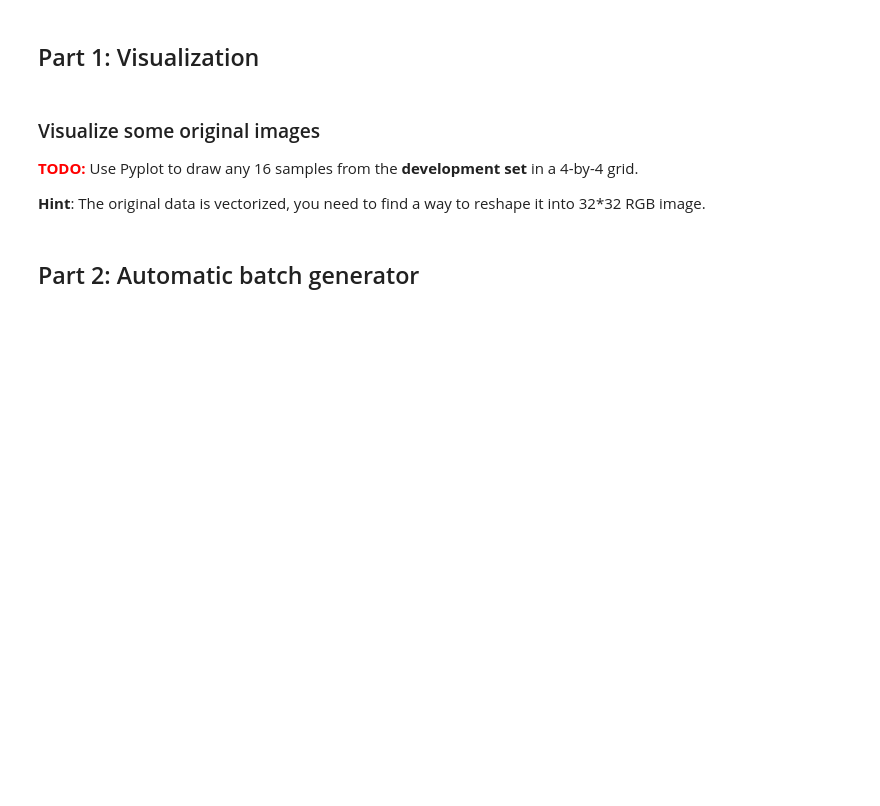
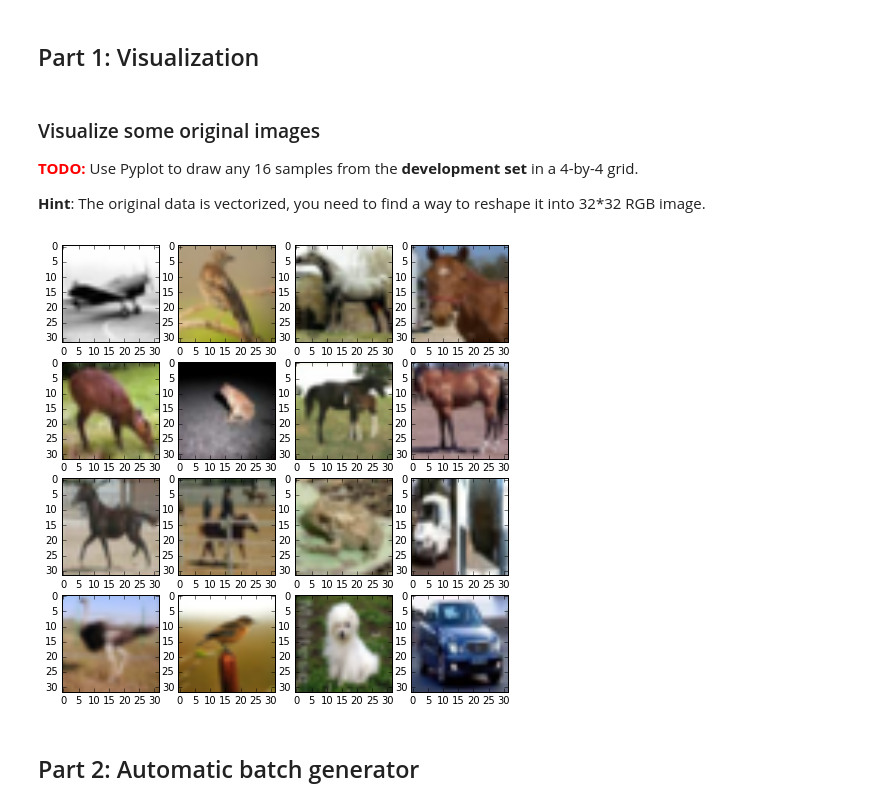
Before and after one commit to saipavan21/F_2017, a Jupyter notebook: nndl/assignment2_nndl/task4-augmentation.ipynb, the cells around one changed output. Cells and saved outputs as stored; diff of their text form; code cells hidden in the pictures; blank space fills up the shorter version.

```diff
--- a/nndl/assignment2_nndl/task4-augmentation.ipynb
+++ b/nndl/assignment2_nndl/task4-augmentation.ipynb
@@ -49,3 +50,19 @@ __Hint__: The original data is vectorized, you need to find a way to reshape it
+# %%
+# YOUR CODE HERE
+rand_ind = np.random.choice(X_dev.shape[0], size=16, replace=False)
+#X_rand = X_dev[rand_ind, :]
+X_rand = X_dev[:16]
+X_rand_re = np.reshape(X_rand, (16,3,32,32))
+X_rand_re = np.transpose(X_rand_re, (0,2,3,1))
+
+r = 4
+f, axarr = plt.subplots(r, r, figsize=(8,8))
+for i in range(r):
+    for j in range(r):
+        img = X_rand_re[r*i+j]
+        axarr[i][j].imshow(img)
+# %% [output]
+[figure, added]
 # %% [markdown]
 ## Part 2: Automatic batch generator
 # %% [markdown]
```
Also changed, not shown: parts of 6 cells of this notebook, 1 other file.
